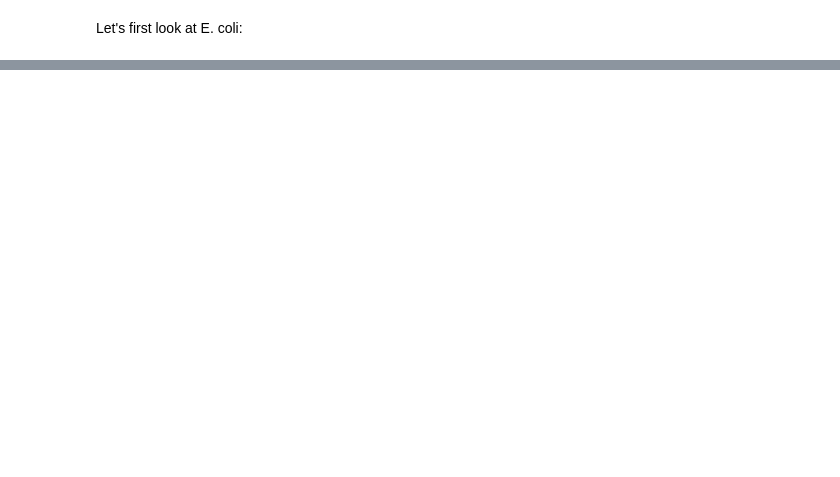
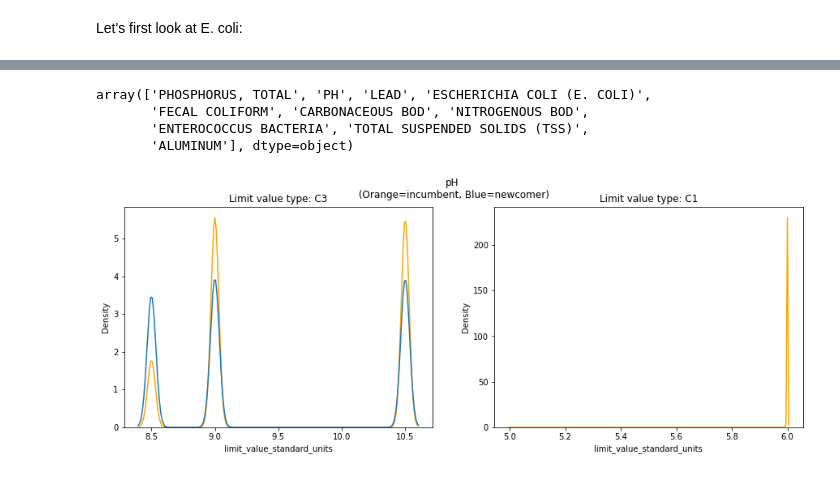
Before and after one commit to reglab/TMDLs_archived, a Jupyter notebook: exploring_grandfathering.ipynb, the cells around one changed output, grey strips where cells are left out. Cells and saved outputs as stored; diff of their text form; code cells hidden in the pictures; blank space fills up the shorter version.

```diff
--- a/exploring_grandfathering.ipynb
+++ b/exploring_grandfathering.ipynb
@@ -260,0 +117,19 @@ to_plot.drop_duplicates(subset=['npdes_permit_id', 'perm_feature_nmbr', 'limit_v
+# %%
+tmdls_limits_merged['pollutantName'].unique()
+# %% [output]
+array(['PHOSPHORUS, TOTAL', 'PH', 'LEAD', 'ESCHERICHIA COLI (E. COLI)',
+       'FECAL COLIFORM', 'CARBONACEOUS BOD', 'NITROGENOUS BOD',
+       'ENTEROCOCCUS BACTERIA', 'TOTAL SUSPENDED SOLIDS (TSS)',
+       'ALUMINUM'], dtype=object)
+# %%
+to_plot = tmdls_limits_merged[(tmdls_limits_merged['pollutantName']=='PH') & (tmdls_limits_merged['parameter_desc']=='pH')].dropna(subset='limit_value_standard_units')
+
+value_types = to_plot['limit_value_type_code'].unique()
+fig, axes = plt.subplots(1, len(value_types), figsize=(15, 5))
+fig.suptitle('pH' + '\n (Orange=incumbent, Blue=newcomer)')
+for i in range(0, len(value_types)):
+    sns.kdeplot(ax=axes[i], data=to_plot[(to_plot['incumbent']==True) & (to_plot['limit_value_type_code']==value_types[i])], x='limit_value_standard_units', bw_adjust=0.2, color='orange')
+    sns.kdeplot(ax=axes[i], data=to_plot[(to_plot['incumbent']==False) & (to_plot['limit_value_type_code']==value_types[i])], x='limit_value_standard_units', bw_adjust=0.2)
+    axes[i].set_title('Limit value type: ' + value_types[i])
+# %% [output]
+[figure, added]
```
Also changed, not shown: parts of 38 cells of this notebook.
